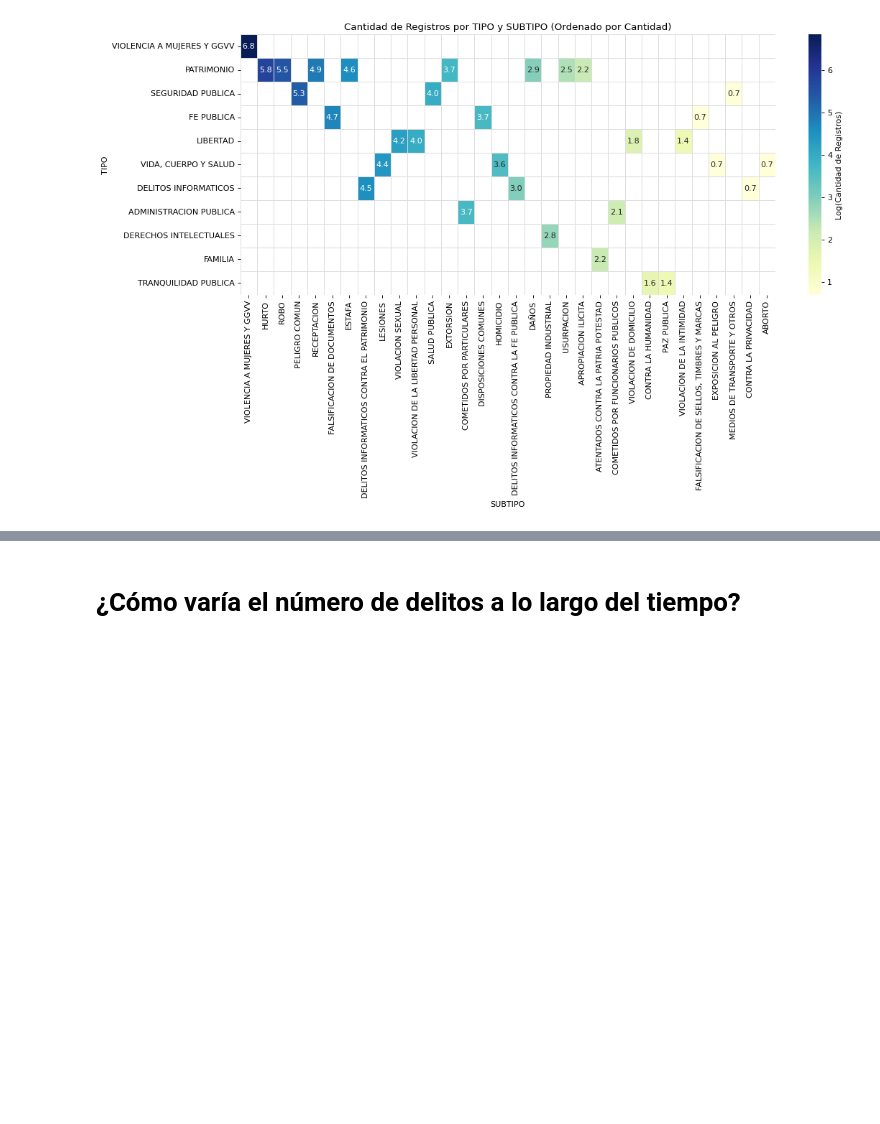
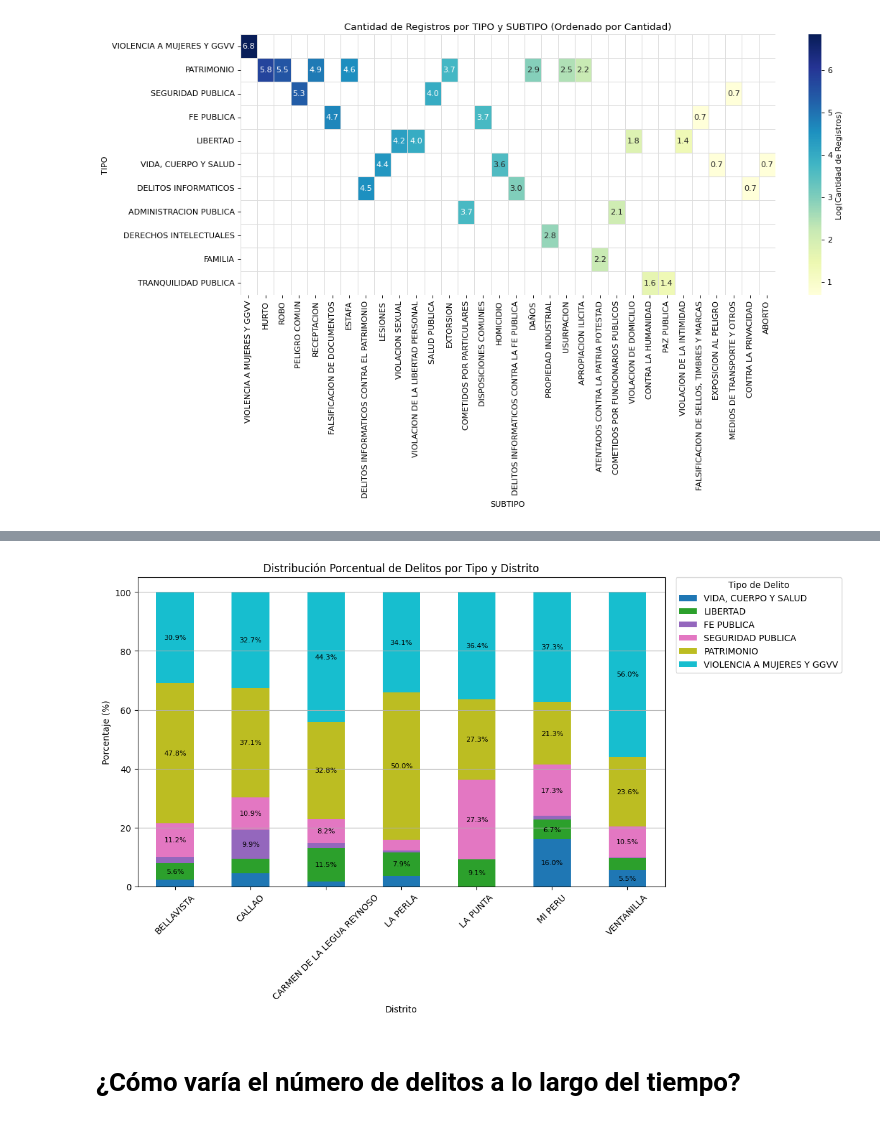
Before and after one commit to diegoteccsi/ExpresatePeruconDatos-Analisis-Delictivos-Callao, a Jupyter notebook: notebooks/analisis_exploratorio.ipynb, the cells around one changed output, grey strips where cells are left out. Cells and saved outputs as stored; diff of their text form; code cells hidden in the pictures; blank space fills up the shorter version.

```diff
--- a/notebooks/analisis_exploratorio.ipynb
+++ b/notebooks/analisis_exploratorio.ipynb
@@ -160,3 +193,44 @@ tipos_seleccionados = ['VIOLENCIA A MUJERES Y GGVV', 'PATRIMONIO', 'SEGURIDAD PU
+# %%
+# agrupar
+df_agrupado = df_filtrado.groupby(['DISTRITO', 'TIPO']).size().unstack(fill_value=0)
+
+# ordenar
+df_totales = df_agrupado.sum()
+df_ordenado = df_agrupado[df_totales.sort_values().index]
+
+# valores al 100%
+df_porcentajes = df_ordenado.div(df_ordenado.sum(axis=1), axis=0) * 100
+
+# generar gráfico
+plt.figure(figsize=(12, 8), dpi=100)
+
+# apilar barras
+df_porcentajes.plot(kind='bar', stacked=True, colormap='tab10', ax=plt.gca())
+
+# etiquetar
+for i in range(df_porcentajes.shape[1]):
+    for j in range(df_porcentajes.shape[0]):
+        porcentaje = df_porcentajes.iloc[j, i]
+        if porcentaje >= 5:  # mostrar solo si es mayor a
+            plt.text(j,
+                     df_porcentajes.iloc[j, :i+1].sum() - (porcentaje / 2),
+                     f'{porcentaje:.1f}%',
+                     ha='center', va='center', fontsize=8, color='black')
+
+
+# configurar
+plt.title('Distribución Porcentual de Delitos por Tipo y Distrito')
+plt.xlabel('Distrito')
+plt.ylabel('Porcentaje (%)')
+plt.legend(bbox_to_anchor=(1.02, 1), loc='upper left', borderaxespad=0,title='Tipo de Delito')
+plt.grid(True, axis='y')
+plt.tight_layout()
+plt.xticks(rotation=45)
+
+# Mostrar el gráfico
+plt.show()
+# %% [output]
+[figure, added]
 # %% [markdown]
 # ¿Cómo varía el número de delitos a lo largo del tiempo?
 # %% [markdown]
```
Also changed, not shown: parts of 4 cells of this notebook, 4 other files.
